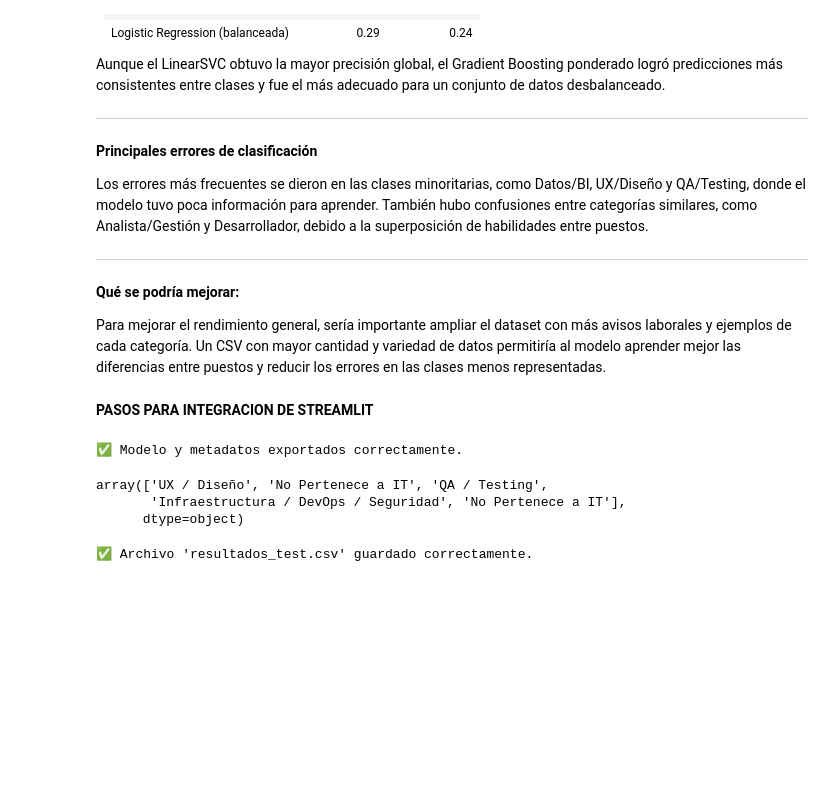
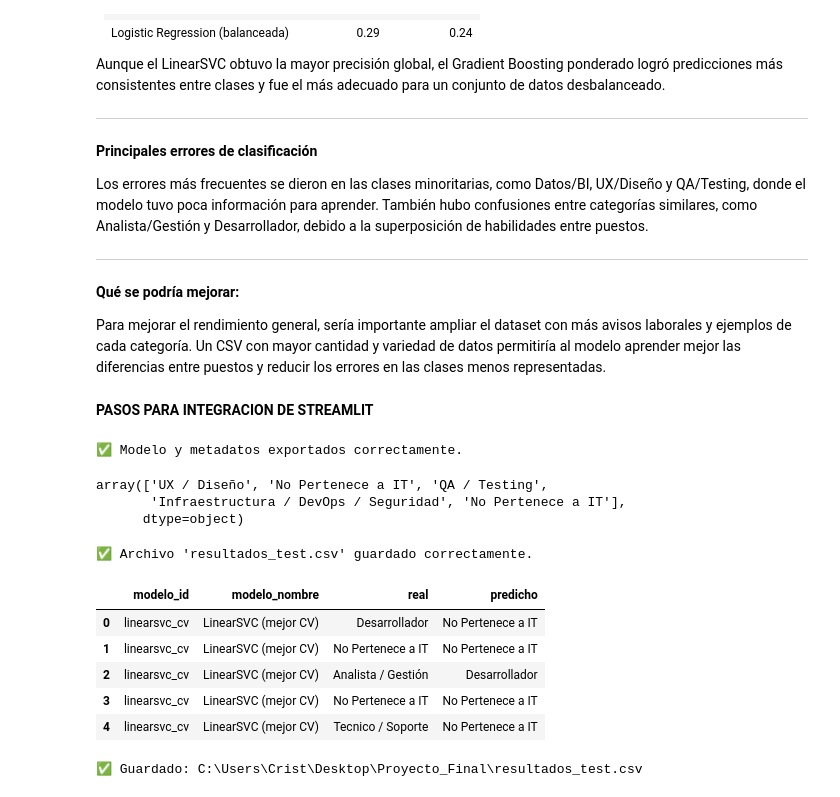
Before and after one commit to RodriSLK/Proyecto_Final, a Jupyter notebook: Entrega3.ipynb, the cells around one changed output. Drawn from its saved outputs; the diff is of its cells as text; code cells hidden in the pictures; blank space fills up the shorter version.

```diff
--- a/Entrega3.ipynb
+++ b/Entrega3.ipynb
@@ -1043,3 +1178,64 @@ df_resultados.to_csv("resultados_test.csv", index=False)
 print("✅ Archivo 'resultados_test.csv' guardado correctamente.")
 # %% [output]
 ✅ Archivo 'resultados_test.csv' guardado correctamente.
+# %%
+import pandas as pd
+from pathlib import Path
+
+resultados = []
+
+# 1) LinearSVC (mejor CV)
+y_pred_svc = grid_svc.predict(X_test)
+for y_real, y_hat in zip(y_test, y_pred_svc):
+    resultados.append({
+        "modelo_id": "linearsvc_cv",
+        "modelo_nombre": "LinearSVC (mejor CV)",
+        "real": y_real,
+        "predicho": y_hat,
+    })
+
+# 2) LinearSVC calibrado
+y_pred_svc_cal = svc_cal.predict(X_test)
+for y_real, y_hat in zip(y_test, y_pred_svc_cal):
+    resultados.append({
+        "modelo_id": "linearsvc_cal",
+        "modelo_nombre": "LinearSVC calibrado",
+        "real": y_real,
+        "predicho": y_hat,
+    })
+
+# 3) GradientBoosting ponderado
+y_pred_gb = grid_gb_w.predict(X_test)
+for y_real, y_hat in zip(y_test, y_pred_gb):
+    resultados.append({
+        "modelo_id": "gb_ponderado",
+        "modelo_nombre": "GradientBoosting (ponderado)",
+        "real": y_real,
+        "predicho": y_hat,
+    })
+
+# 4) LogisticRegression balanceada
+y_pred_log = grid_bal.predict(X_test)
+for y_real, y_hat in zip(y_test, y_pred_log):
+    resultados.append({
+        "modelo_id": "logreg_balanceada",
+        "modelo_nombre": "LogisticRegression (balanceada)",
+        "real": y_real,
+        "predicho": y_hat,
+    })
+
+df_res_todos = pd.DataFrame(resultados)
+df_res_todos.head()
+# %% [output]
+|  | modelo_id | modelo_nombre | real | predicho |
+| 0 | linearsvc_cv | LinearSVC (mejor CV) | Desarrollador | No Pertenece a IT |
+| 1 | linearsvc_cv | LinearSVC (mejor CV) | No Pertenece a IT | No Pertenece a IT |
+| 2 | linearsvc_cv | LinearSVC (mejor CV) | Analista / Gestión | Desarrollador |
+| 3 | linearsvc_cv | LinearSVC (mejor CV) | No Pertenece a IT | No Pertenece a IT |
+| 4 | linearsvc_cv | LinearSVC (mejor CV) | Tecnico / Soporte | No Pertenece a IT |
+# %%
+out_path = Path("resultados_test.csv")  # misma ruta que usa la app
+df_res_todos.to_csv(out_path, index=False)
+print("✅ Guardado:", out_path.resolve())
+# %% [output]
+✅ Guardado: C:\Users\Crist\Desktop\Proyecto_Final\resultados_test.csv
```
Also changed, not shown: parts of 6 cells of this notebook, 3 other files.
